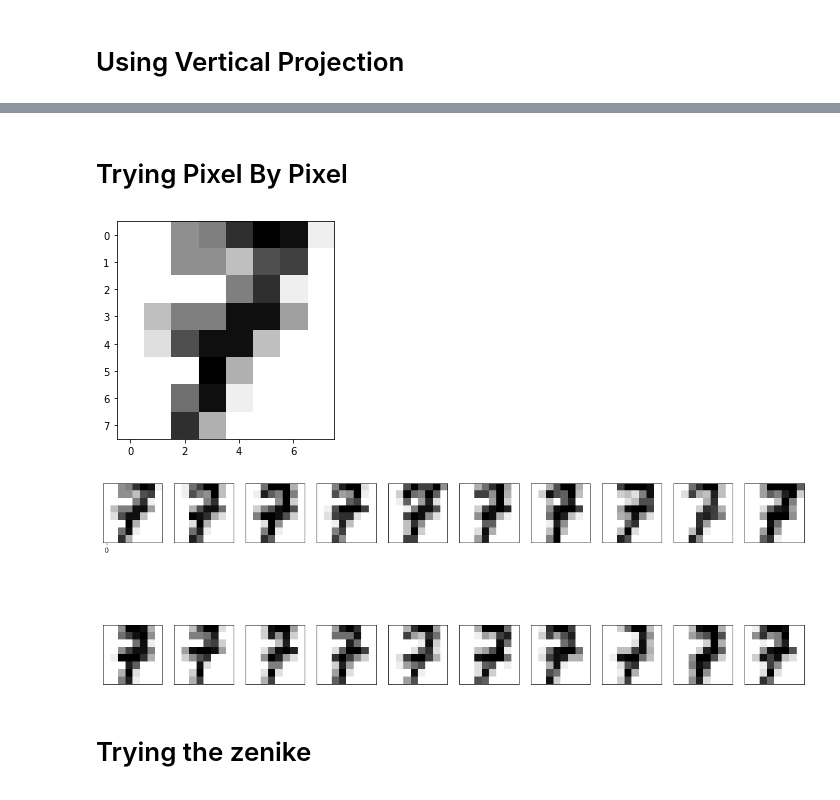
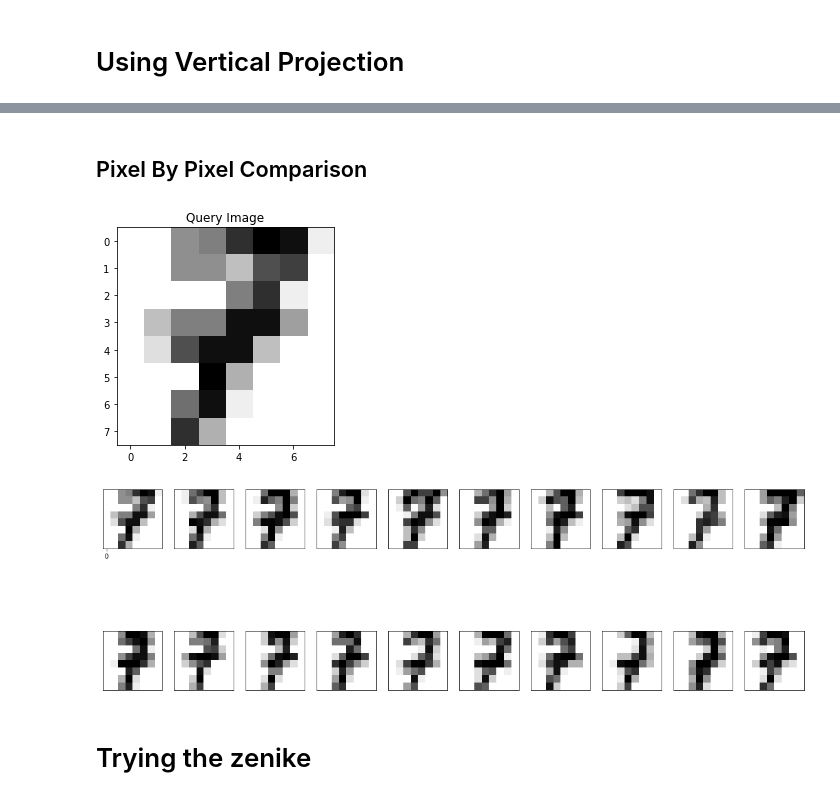
Before and after one commit to kaizendae/Data-Mining-Course, a Jupyter notebook: digits.ipynb, the cells around one changed output, grey strips where cells are left out. Drawn from its saved outputs; the diff is of its cells as text; code cells hidden in the pictures.

```diff
--- a/digits.ipynb
+++ b/digits.ipynb
@@ -85,27 +97,28 @@ plt.show()
 [figure]
 # %% [markdown]
-# Trying Pixel By Pixel
+## Pixel By Pixel Comparison
 # %%
 #Getting one Query Image
 query_image = digits.images[7]
+plt.title(label="Query Image")
 plt.imshow(query_image,cmap ='binary')
 Querydesc = query_image.flatten()
 
 images_descriptors = [{ 'image':image,'desc':image.flatten(), 'distance': euclidianne_distance(Querydesc,image.flatten())} for image in digits.images]
 
 images_descriptors.sort(key = lambda x:x['distance'])
 
 plt.figure(figsize=(20,20))
 for i in range(20):
     image_and_desc = images_descriptors[i]
     plt.subplot(5,10,i+1)
     plt.xticks([image_and_desc['distance']])
     plt.yticks([])
     plt.grid(False)
     plt.imshow(image_and_desc['image'], cmap=plt.cm.binary)
 plt.show()
 # %% [output]
-[figure, old version]
+[figure, new version]
 [figure]
 # %% [markdown]
 # Trying the zenike
```
Also changed, not shown: parts of 20 cells of this notebook.
